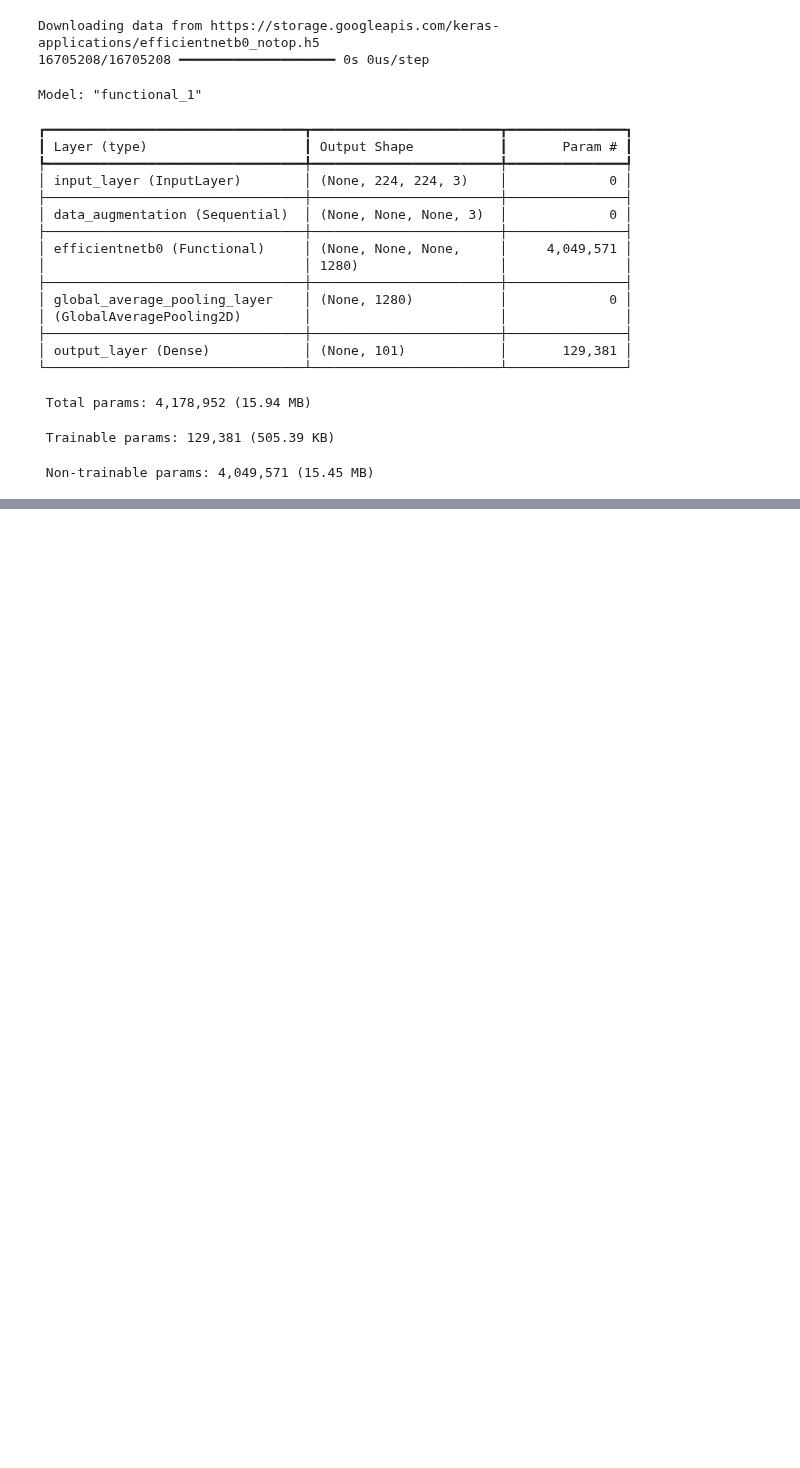
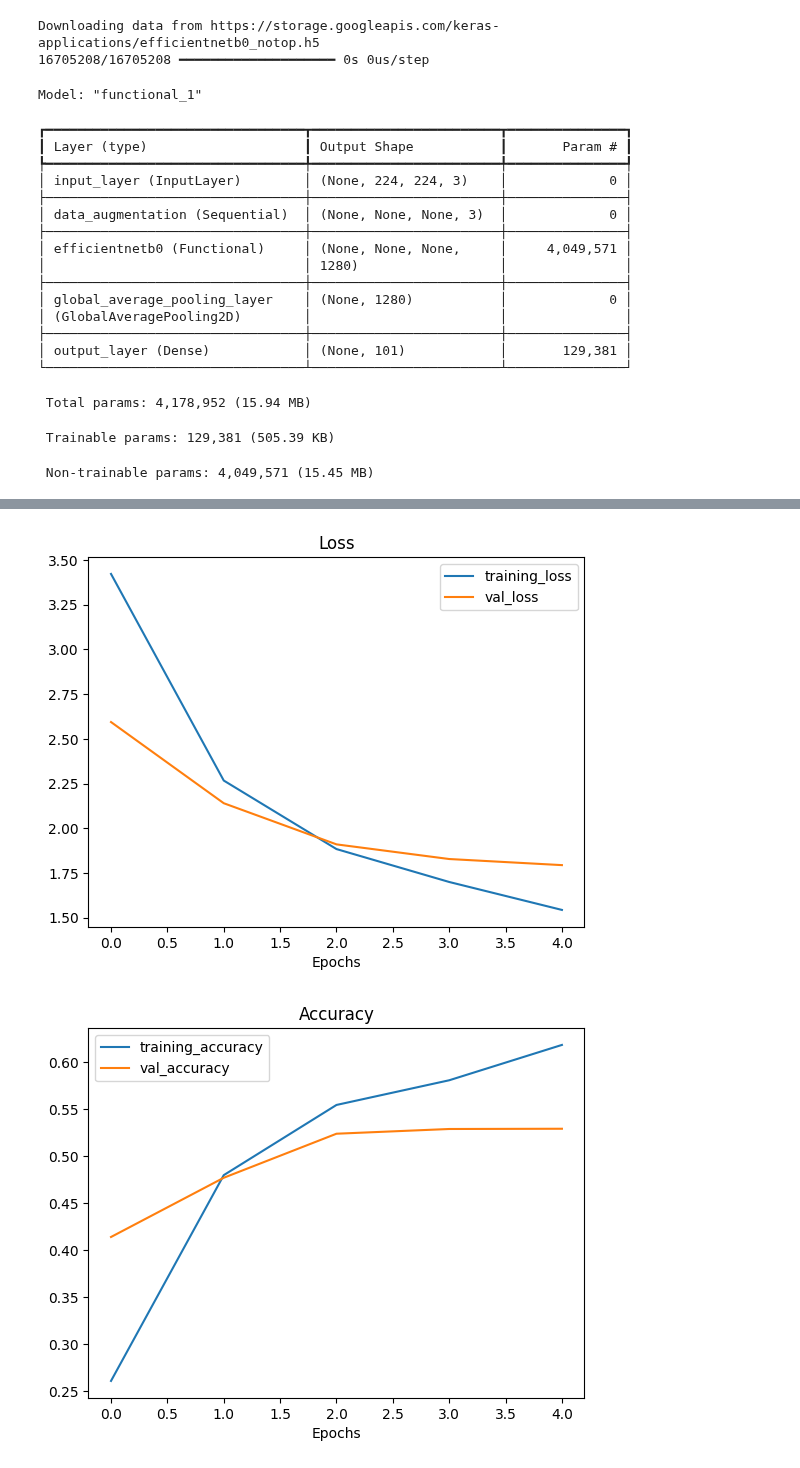
Before and after one commit to masrik-dev/Deep-Learning-with-TensorFlow-and-Python, a Jupyter notebook: 06_transfer_learning_in_tensorflow_part_3_scaling_up.ipynb, the cells around one changed output, grey strips where cells are left out. Saved outputs shown, nothing was run; the diff lists cells and outputs as text; code cells hidden in the pictures; blank space fills up the shorter version.

```diff
--- a/06_transfer_learning_in_tensorflow_part_3_scaling_up.ipynb
+++ b/06_transfer_learning_in_tensorflow_part_3_scaling_up.ipynb
@@ -180,0 +194,5 @@ Epoch 2/5
+# %%
+plot_loss_curves(history_all_classes_10_percent)
+# %% [output]
+[figure, added]
+[figure, added]
```
Also changed, not shown: parts of 2 cells of this notebook.
